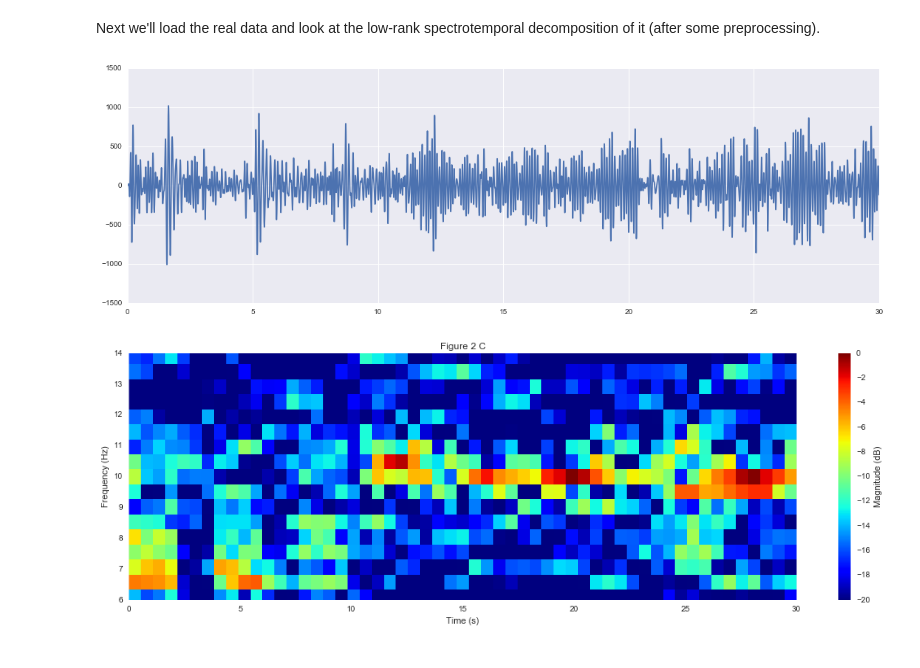
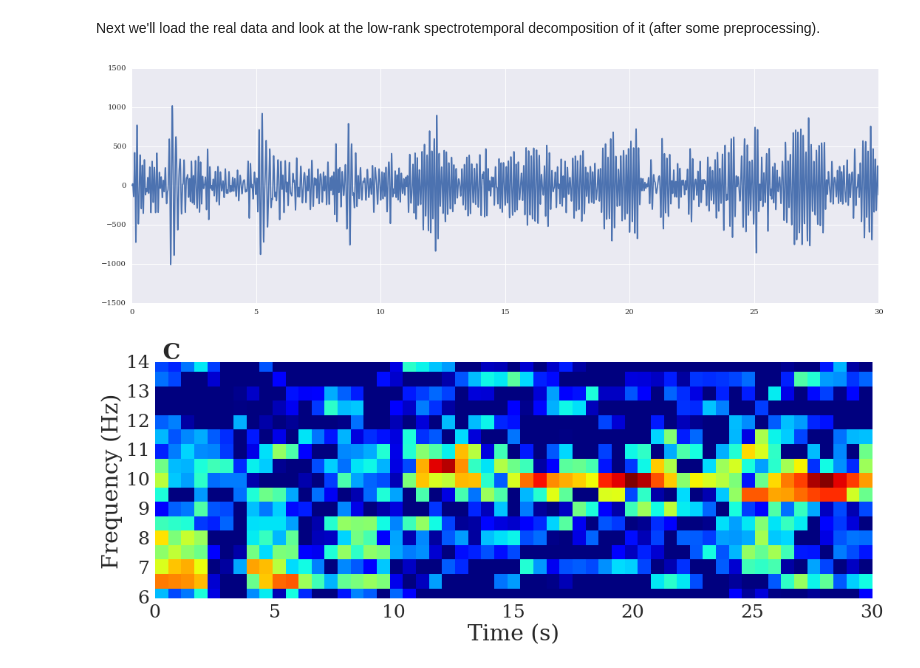
Before and after one commit to gabeschamberg/nonmarkov-timeseries-estimation, a Jupyter notebook: notebooks/spectrotemporal_decompositions.ipynb, the cells around one changed output. Cells and saved outputs as stored; diff of their text form; code cells hidden in the pictures.

```diff
--- a/notebooks/spectrotemporal_decompositions.ipynb
+++ b/notebooks/spectrotemporal_decompositions.ipynb
@@ -11,6 +11,7 @@ from matplotlib import mlab
 import seaborn as sns
 sns.set(rc={'image.cmap': 'jet'})
 %matplotlib inline
+plt.rc('font', family='serif')
 
 import matplotlib
 
@@ -25,6 +26,9 @@ from spec_temp import lrsd, spec_pursuit
 # Temporary to avoid the "if self._edgecolors == str('face')" FutureWarning
 import warnings
 warnings.filterwarnings('ignore')
+
+save_figs = True
+fig_dir = './'
 # %% [markdown]
 Next we'll generate the signal on which to perform spectral analysis. Specifically, the signal is given by:
 
@@ -142,26 +155,31 @@ fig, ax = plt.subplots(figsize=(15,5))
 plt.plot(n/fs,signal)
 fig.tight_layout()
 # %% [output]
-[figure, old version]
+[figure, new version]
 # %%
 L = 256*4
 noverlap = 0
 
 coeffs,freqs,t = mlab.specgram(signal,NFFT=L,Fs=fs,noverlap=L*0.75,window=mlab.window_none)
 coeffs = 10*np.log10(coeffs)
 coeffs = coeffs - np.max(coeffs)
-fig, ax = plt.subplots(figsize=(15,5))
-im1 = ax.imshow(coeffs,origin='lower',extent=[0,len(signal)/fs,0,fs/2],aspect='auto',interpolation='none')
-ax.set_ylabel('Frequency (Hz)')
-ax.set_xlabel('Time (s)')
+fig, ax = plt.subplots(figsize=(15,6))
+
+im1 = ax.imshow(coeffs,origin='lower',extent=[0,len(signal)/fs,0,fs/2],aspect='auto',interpolation='nearest')
+ax.set_ylabel('Frequency (Hz)',fontsize=30)
+ax.set_xlabel('Time (s)',fontsize=30)
 im1.set_clim(-20,0)
 ax.set_ylim([6,14])
 ax.grid('off')
-cb = fig.colorbar(im1,label='Magnitude (dB)')
+ax.tick_params(axis='both', which='major', labelsize=25)
+
+plt.title(' C',loc='left',fontsize=30,weight='bold')
+
 plt.tight_layout()
-plt.title("Figure 2 C");
+if save_figs: plt.savefig(fig_dir + 'eeg_specgram.eps', format='eps', dpi=200)
+plt.show()
 # %% [output]
-[figure, old version]
+[figure, new version]
 # %%
 (coeffs_full,coeffs_mag) = lrsd(signal=signal,rho=500,K=L,L=L//4,overlap=0,beta=250000,max_iters=400,verbosity=2)
 coeffs_mag -= np.max(coeffs_mag)
```
Also changed, not shown: parts of 6 cells of this notebook, 1 other file.
